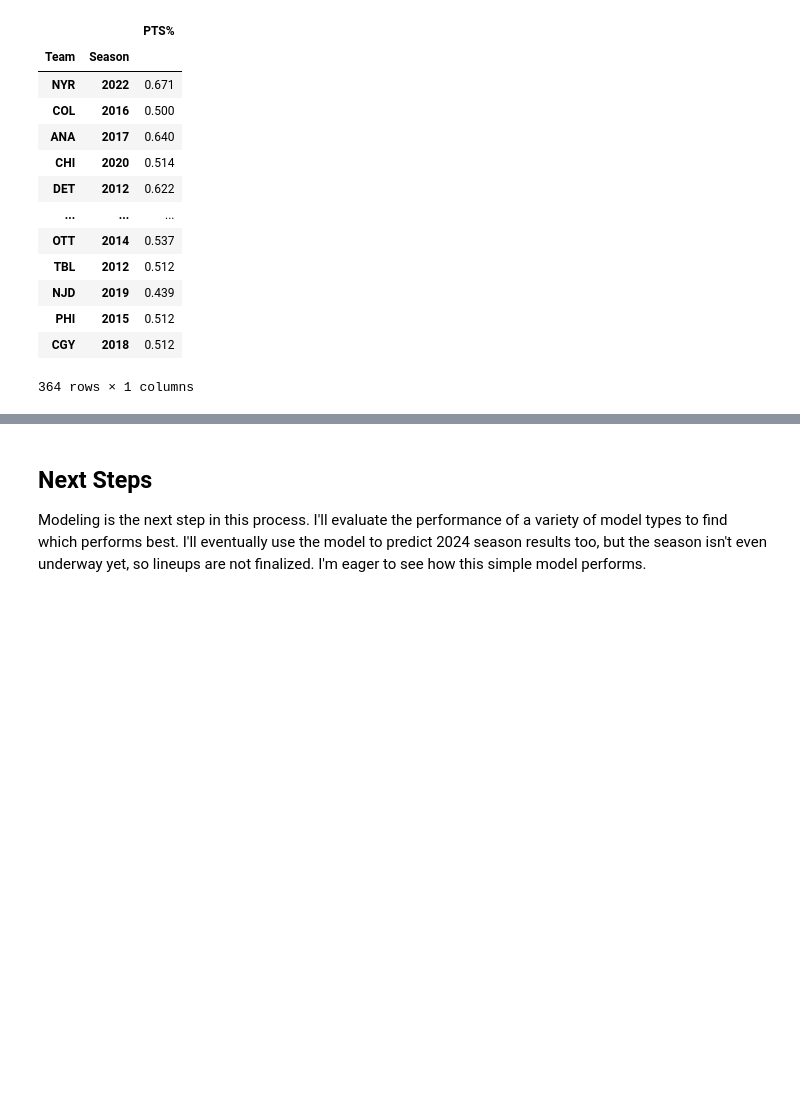
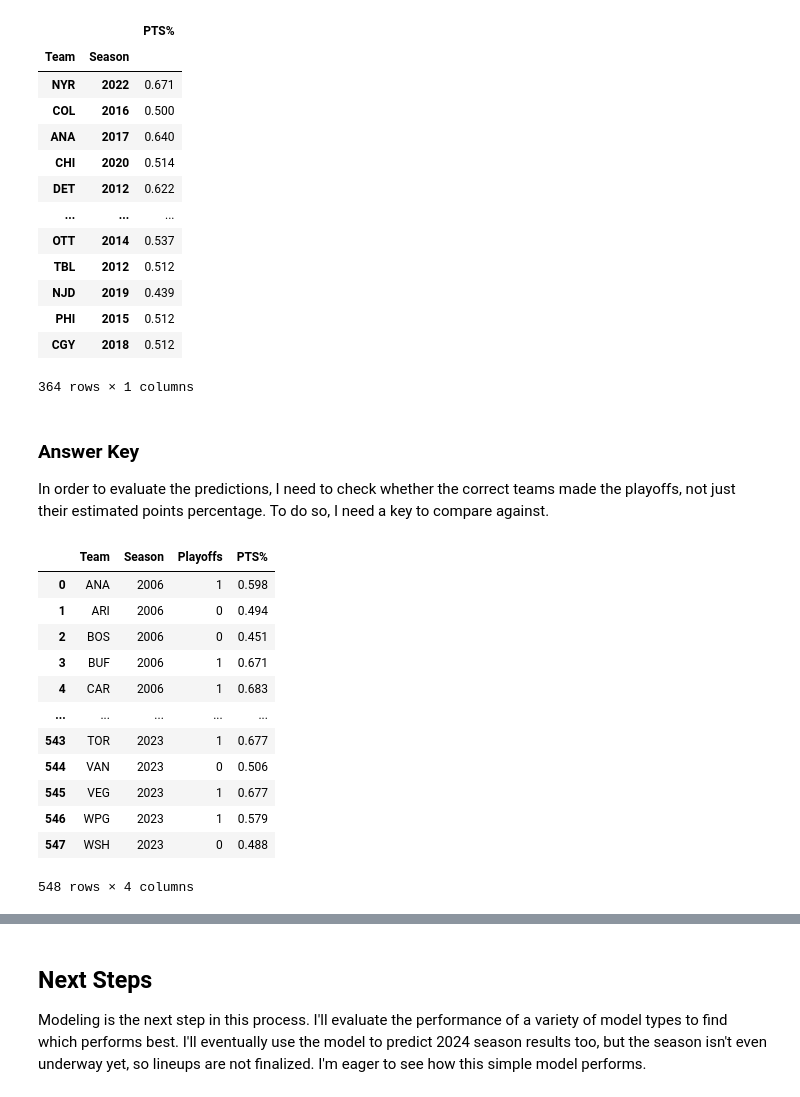
Before and after one commit to loganschmitt14/Capstone_2_NHL_Predictions, a Jupyter notebook: hockey_features.ipynb, the cells around one changed output, grey strips where cells are left out. Drawn from its saved outputs; the diff is of its cells as text; code cells hidden in the pictures; blank space fills up the shorter version.

```diff
--- a/hockey_features.ipynb
+++ b/hockey_features.ipynb
@@ -532,3 +548,24 @@ y_train
 | PHI | 2015 | 0.512 |
 | CGY | 2018 | 0.512 |
 364 rows × 1 columns
+# %% [markdown]
+### Answer Key ###
+In order to evaluate the predictions, I need to check whether the correct teams made the playoffs, not just their estimated points percentage. To do so, I need a key to compare against.
+# %%
+playoff_column = pd.DataFrame(adjusted_team_df[['Team', 'Season', 'Playoffs']])
+true_playoff_status = pd.merge(playoff_column, pts_pct, on = ['Team', 'Season'], how = 'inner')
+true_playoff_status
+# %% [output]
+|  | Team | Season | Playoffs | PTS% |
+| 0 | ANA | 2006 | 1 | 0.598 |
+| 1 | ARI | 2006 | 0 | 0.494 |
+| 2 | BOS | 2006 | 0 | 0.451 |
+| 3 | BUF | 2006 | 1 | 0.671 |
+| 4 | CAR | 2006 | 1 | 0.683 |
+| ... | ... | ... | ... | ... |
+| 543 | TOR | 2023 | 1 | 0.677 |
+| 544 | VAN | 2023 | 0 | 0.506 |
+| 545 | VEG | 2023 | 1 | 0.677 |
+| 546 | WPG | 2023 | 1 | 0.579 |
+| 547 | WSH | 2023 | 0 | 0.488 |
+548 rows × 4 columns
```
Also changed, not shown: parts of 9 cells of this notebook.
